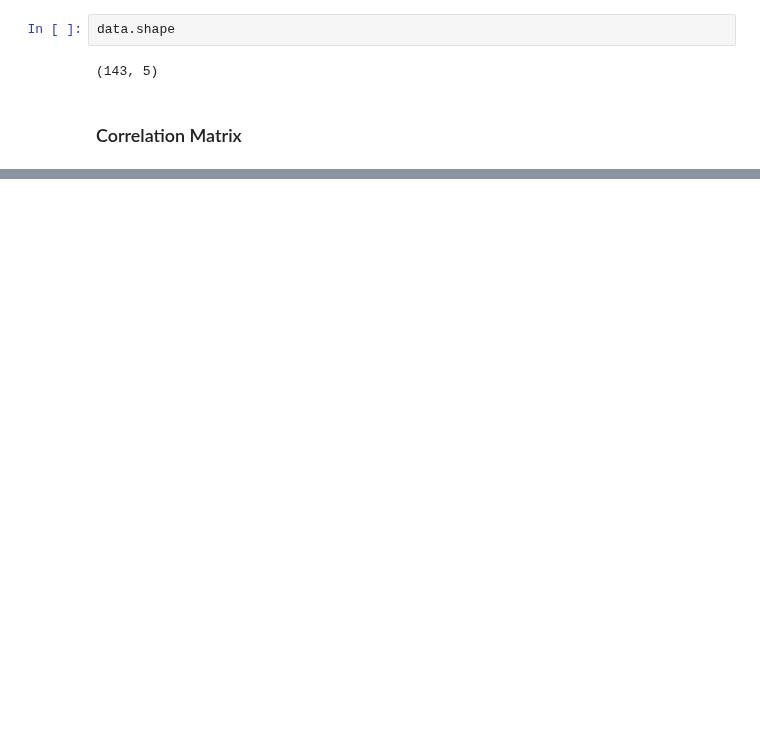
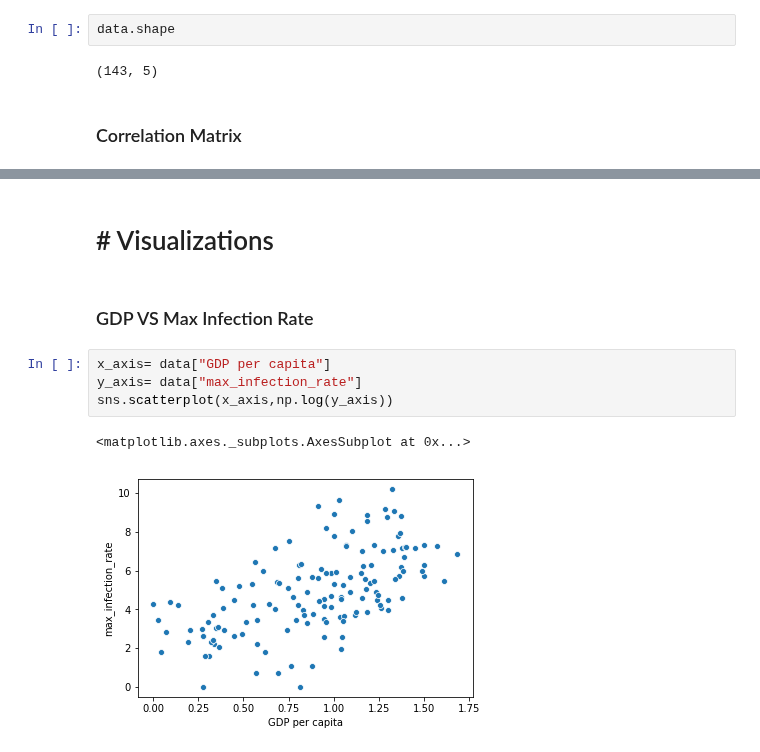
Before and after one commit to jasneekchugh/COVID-19-Data-Analysis, a Jupyter notebook: Covid19-Analysis.ipynb, the cells around one changed output, grey strips where cells are left out. Drawn from its saved outputs; the diff is of its cells as text; blank space fills up the shorter version.

Commit message:
Final Visuals

```diff
--- a/Covid19-Analysis.ipynb
+++ b/Covid19-Analysis.ipynb
@@ -239,3 +239,14 @@ data.corr()
 | Social support | 0.191958 | 0.759468 | 1.000000 | 0.765286 | 0.456246 |
 | Healthy life expectancy | 0.289263 | 0.863062 | 0.765286 | 1.000000 | 0.427892 |
 | Freedom to make life choices | 0.078196 | 0.394603 | 0.456246 | 0.427892 | 1.000000 |
+# %% [markdown]
+# # Visualizations
+# %% [markdown]
+### GDP VS Max Infection Rate
+# %%
+x_axis= data["GDP per capita"]
+y_axis= data["max_infection_rate"]
+sns.scatterplot(x_axis,np.log(y_axis))
+# %% [output]
+<matplotlib.axes._subplots.AxesSubplot at 0x...>
+[figure, added]
```
Also changed, not shown: parts of 4 cells of this notebook.
